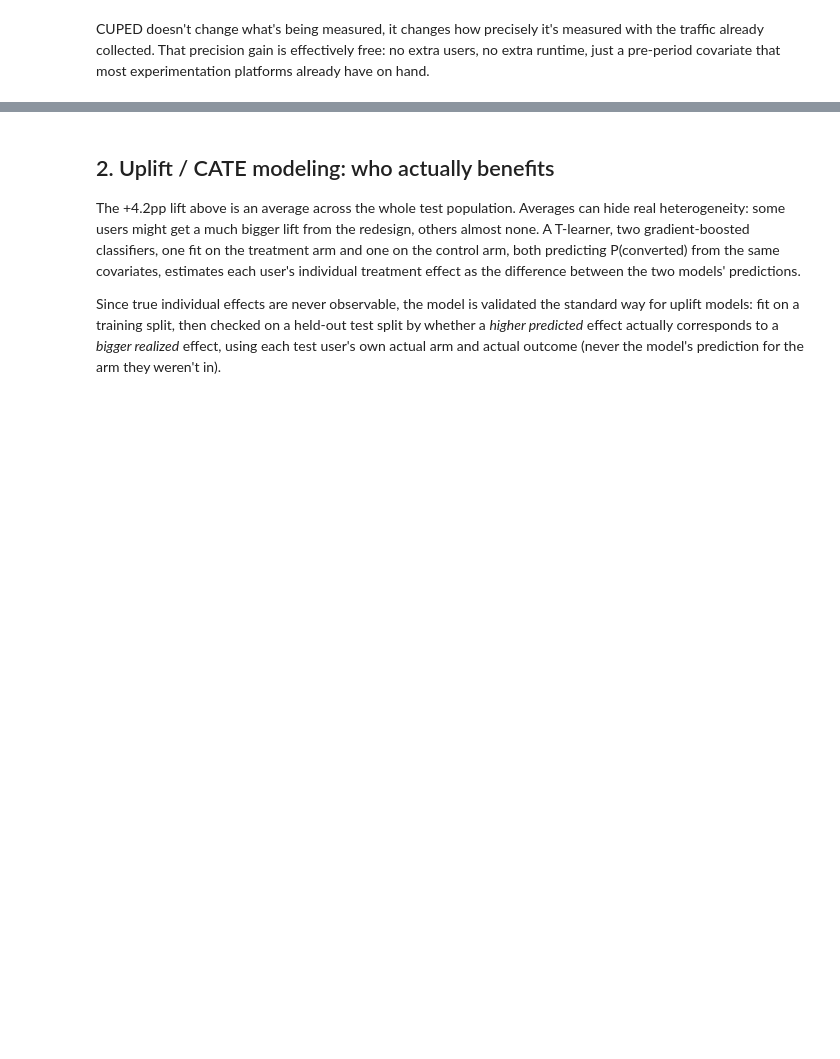
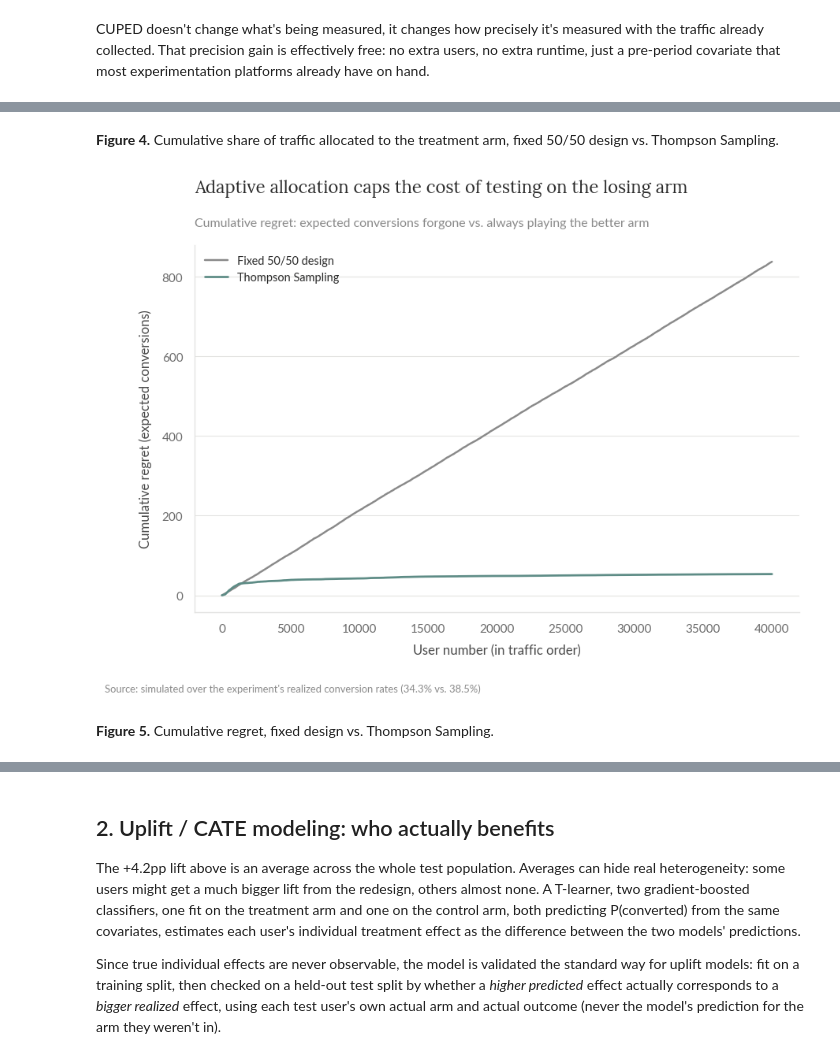
Before and after one commit to gus-morales/work-showcase, a Jupyter notebook: projects/03-growth-experimentation-segmentation/notebooks/03_growth_experimentation_segmentation.ipynb, the cells around one changed output, grey strips where cells are left out. Cells and saved outputs as stored; diff of their text form; code cells hidden in the pictures; blank space fills up the shorter version.

```diff
--- a/projects/03-growth-experimentation-segmentation/notebooks/03_growth_experimentation_segmentation.ipynb
+++ b/projects/03-growth-experimentation-segmentation/notebooks/03_growth_experimentation_segmentation.ipynb
@@ -170,0 +212,16 @@ CUPED doesn't change what's being measured, it changes how precisely it's measur
+# %% [markdown]
+**Figure 4.** Cumulative share of traffic allocated to the treatment arm, fixed 50/50 design vs. Thompson Sampling.
+# %%
+fig, ax = plt.subplots(figsize=(9, 5.5))
+ax.plot(x, fixed["cum_regret"], color=GREY, linewidth=1.6, label="Fixed 50/50 design")
+ax.plot(x, ts["cum_regret"], color=MUTED_TEAL, linewidth=1.8, label="Thompson Sampling")
+style_ax(ax, title="Adaptive allocation caps the cost of testing on the losing arm",
+         subtitle="Cumulative regret: expected conversions forgone vs. always playing the better arm",
+         xlabel="User number (in traffic order)", ylabel="Cumulative regret (expected conversions)")
+ax.legend(fontsize=9.5, loc="upper left")
+add_footnote(fig, "Source: simulated over the experiment's realized conversion rates (34.3% vs. 38.5%)")
+plt.show()
+# %% [output]
+[figure, added]
+# %% [markdown]
+**Figure 5.** Cumulative regret, fixed design vs. Thompson Sampling.
```
Also changed, not shown: parts of 29 cells of this notebook, 6 other files.
